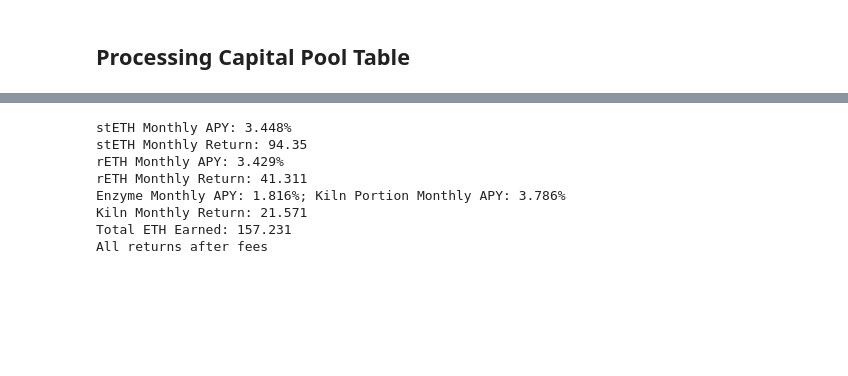
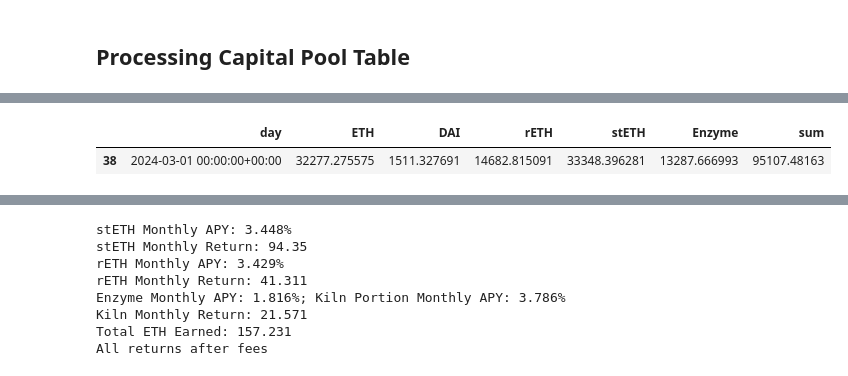
Before and after one commit to rmelbardis/InvestmentMonitoring, a Jupyter notebook: InvestmentMonitoring.ipynb, the cells around one changed output, grey strips where cells are left out. Saved outputs shown, nothing was run; the diff lists cells and outputs as text; code cells hidden in the pictures; blank space fills up the shorter version.

```diff
--- a/InvestmentMonitoring.ipynb
+++ b/InvestmentMonitoring.ipynb
@@ -9,9 +9,6 @@ from datetime import datetime, timedelta, timezone
 
 from dune_client.client import DuneClient
 from config import key
-
-# set pandas to display all rows for inspection
-pd.set_option('display.max_rows', None)
 # %% [output]
 Pyarrow will become a required dependency of pandas in the next major release of pandas (pandas 3.0),
 (to allow more performant data types, such as the Arrow string type, and better interoperability with other libraries)
@@ -86,5 +83,5 @@ df_cap.drop(columns=['kiln_rewards'], inplace=True)
 # add all the columns except day together to get numeric total
 df_cap['sum'] = df_cap.drop(columns=['day']).sum(axis=1)
 # %%
-df_cap
+df_cap.loc[df_cap['day'] == valn_date_minus_30]
 # %% [output]
@@ -107,0 +88,2 @@ df_cap
+|  | day | ETH | DAI | rETH | stETH | Enzyme | sum |
+| 38 | 2024-03-01 00:00:00+00:00 | 32277.275575 | 1511.327691 | 14682.815091 | 33348.396281 | 13287.666993 | 95107.48163 |
```
Also changed, not shown: parts of 26 cells of this notebook.
